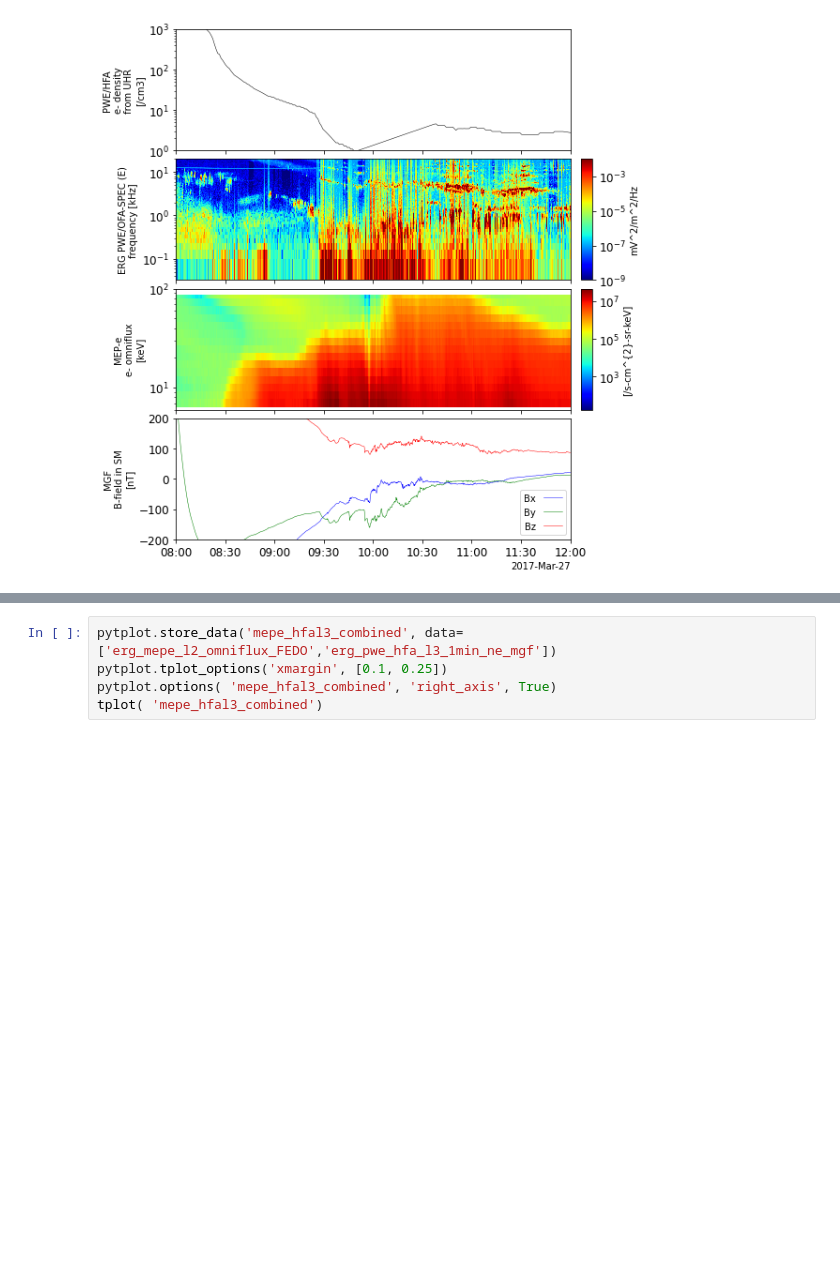
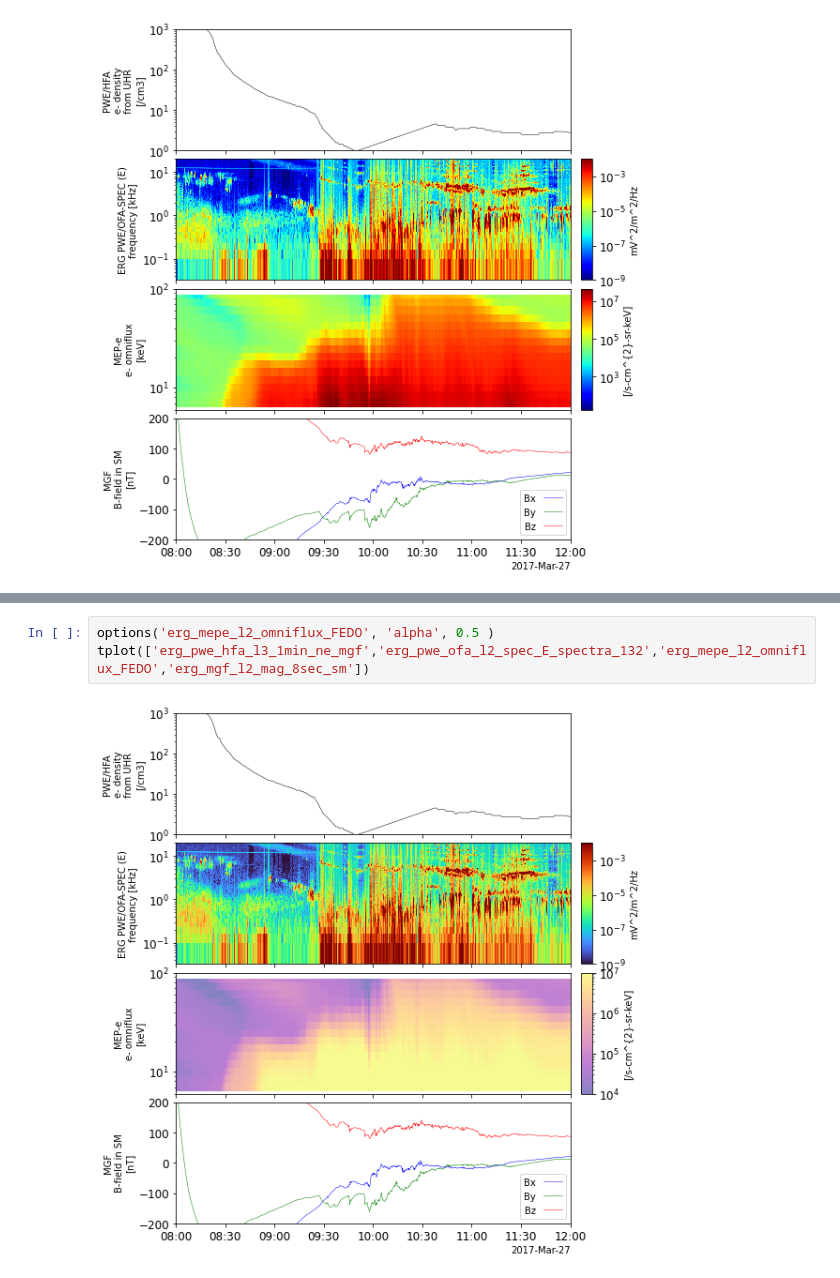
Before and after one commit to ergsc-devel/arase_example, a Jupyter notebook: basic/PyTplot_examples_with_Arase_data.ipynb, the cells around one changed output, grey strips where cells are left out. Cells and saved outputs as stored; diff of their text form; blank space fills up the shorter version.

```diff
--- a/basic/PyTplot_examples_with_Arase_data.ipynb
+++ b/basic/PyTplot_examples_with_Arase_data.ipynb
@@ -151,6 +180,6 @@ tplot( ['BZ_GSM','SYM_H','erg_pwe_hfa_l3_1min_ne_mgf','erg_mepe_l2_omniflux_FEDO
 # %%
-pytplot.store_data('mepe_hfal3_combined', data=['erg_mepe_l2_omniflux_FEDO','erg_pwe_hfa_l3_1min_ne_mgf'])
-pytplot.tplot_options('xmargin', [0.1, 0.25])
-pytplot.options( 'mepe_hfal3_combined', 'right_axis', True)
-tplot( 'mepe_hfal3_combined')
+options('erg_mepe_l2_omniflux_FEDO', 'alpha', 0.5 )
+tplot(['erg_pwe_hfa_l3_1min_ne_mgf','erg_pwe_ofa_l2_spec_E_spectra_132','erg_mepe_l2_omniflux_FEDO','erg_mgf_l2_mag_8sec_sm'])
+# %% [output]
+[figure, added]
 # %%
```
Also changed, not shown: parts of 16 cells of this notebook.
